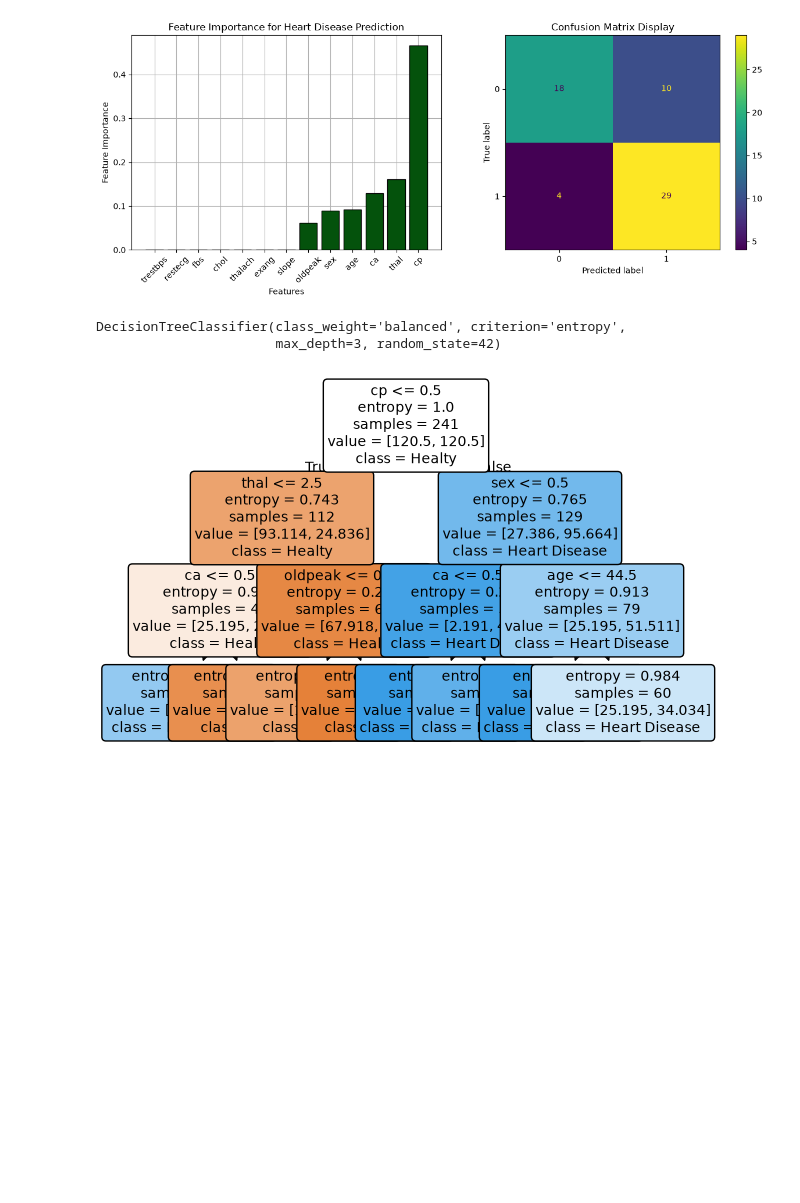
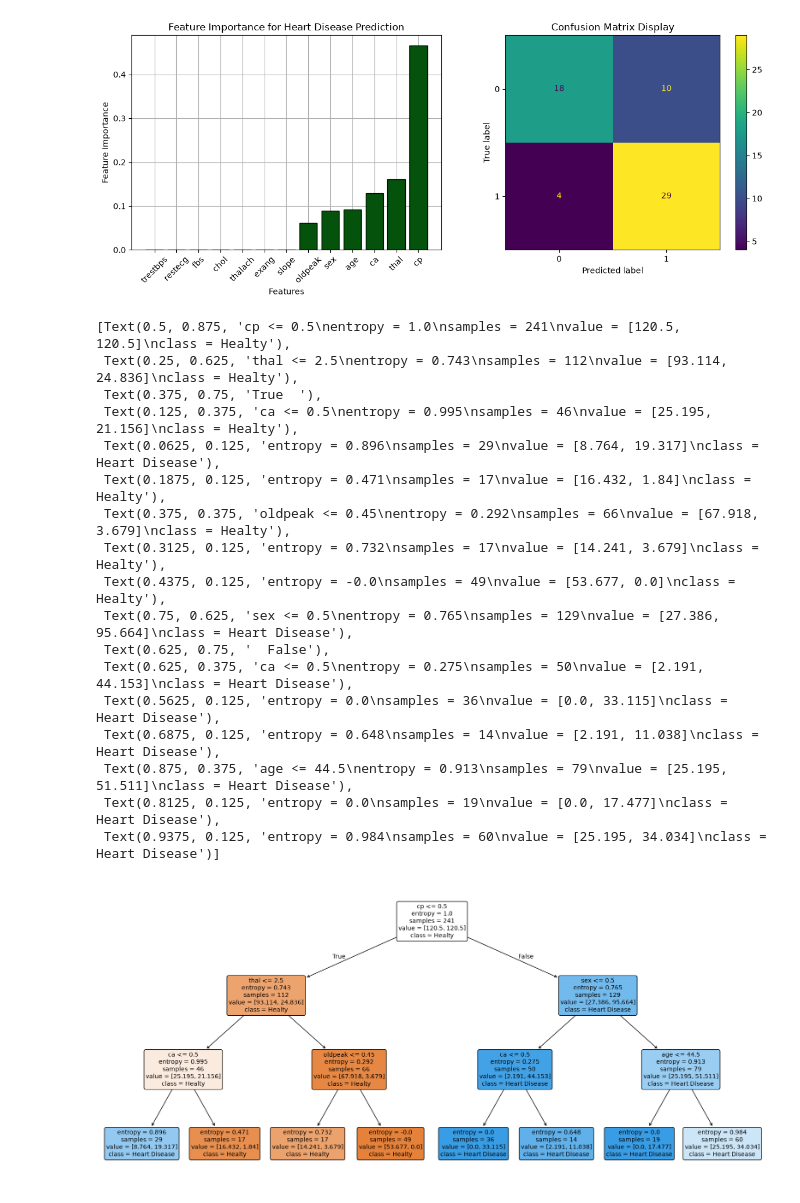
Before and after one commit to Lang-Shin/applied-ml-pipelines, a Jupyter notebook: DecisionTrees/Practice1/heart_disease_prediction.ipynb, the cells around one changed output. Cells and saved outputs as stored; diff of their text form; code cells hidden in the pictures; blank space fills up the shorter version.

Commit message:
Practice1 -- Heart Disease Prediction --> DONE

```diff
--- a/DecisionTrees/Practice1/heart_disease_prediction.ipynb
+++ b/DecisionTrees/Practice1/heart_disease_prediction.ipynb
@@ -161,23 +161,36 @@ plt.show()
 # %%
 # Tree Structure Visualization
 from sklearn.tree import plot_tree
 
 
-fig, ax = plt.subplot(figsize=(12, 5))
+fig, ax = plt.subplots(figsize=(20, 9))
 
 plot_tree(
     grid_search.best_estimator_,
     max_depth=3,
     feature_names=list(X.columns),
     class_names= ['Healty', 'Heart Disease'],
     filled=True,
     rounded=True,
     fontsize=10,
     ax=ax
 )
-
-print(grid_search.best_estimator_)
 # %% [output]
-DecisionTreeClassifier(class_weight='balanced', criterion='entropy',
-                       max_depth=3, random_state=42)
+[Text(0.5, 0.875, 'cp <= 0.5\nentropy = 1.0\nsamples = 241\nvalue = [120.5, 120.5]\nclass = Healty'),
+ Text(0.25, 0.625, 'thal <= 2.5\nentropy = 0.743\nsamples = 112\nvalue = [93.114, 24.836]\nclass = Healty'),
+ Text(0.375, 0.75, 'True  '),
+ Text(0.125, 0.375, 'ca <= 0.5\nentropy = 0.995\nsamples = 46\nvalue = [25.195, 21.156]\nclass = Healty'),
+ Text(0.0625, 0.125, 'entropy = 0.896\nsamples = 29\nvalue = [8.764, 19.317]\nclass = Heart Disease'),
+ Text(0.1875, 0.125, 'entropy = 0.471\nsamples = 17\nvalue = [16.432, 1.84]\nclass = Healty'),
+ Text(0.375, 0.375, 'oldpeak <= 0.45\nentropy = 0.292\nsamples = 66\nvalue = [67.918, 3.679]\nclass = Healty'),
+ Text(0.3125, 0.125, 'entropy = 0.732\nsamples = 17\nvalue = [14.241, 3.679]\nclass = Healty'),
+ Text(0.4375, 0.125, 'entropy = -0.0\nsamples = 49\nvalue = [53.677, 0.0]\nclass = Healty'),
+ Text(0.75, 0.625, 'sex <= 0.5\nentropy = 0.765\nsamples = 129\nvalue = [27.386, 95.664]\nclass = Heart Disease'),
+ Text(0.625, 0.75, '  False'),
+ Text(0.625, 0.375, 'ca <= 0.5\nentropy = 0.275\nsamples = 50\nvalue = [2.191, 44.153]\nclass = Heart Disease'),
+ Text(0.5625, 0.125, 'entropy = 0.0\nsamples = 36\nvalue = [0.0, 33.115]\nclass = Heart Disease'),
+ Text(0.6875, 0.125, 'entropy = 0.648\nsamples = 14\nvalue = [2.191, 11.038]\nclass = Heart Disease'),
+ Text(0.875, 0.375, 'age <= 44.5\nentropy = 0.913\nsamples = 79\nvalue = [25.195, 51.511]\nclass = Heart Disease'),
+ Text(0.8125, 0.125, 'entropy = 0.0\nsamples = 19\nvalue = [0.0, 17.477]\nclass = Heart Disease'),
+ Text(0.9375, 0.125, 'entropy = 0.984\nsamples = 60\nvalue = [25.195, 34.034]\nclass = Heart Disease')]
-[figure, old version]
+[figure, new version]
```
